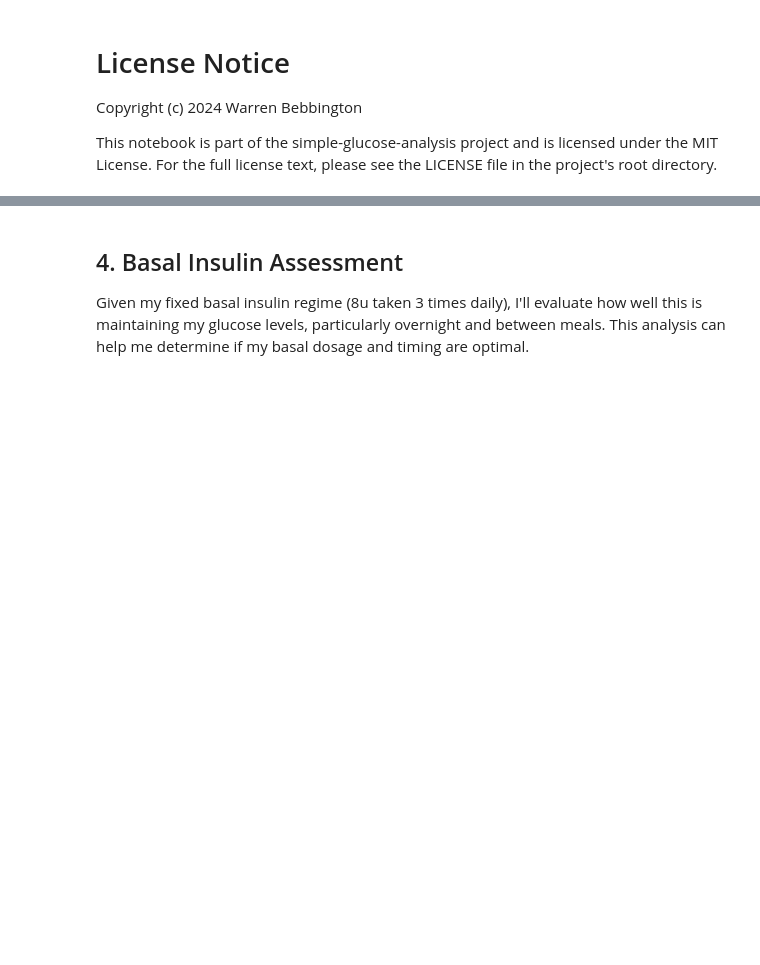
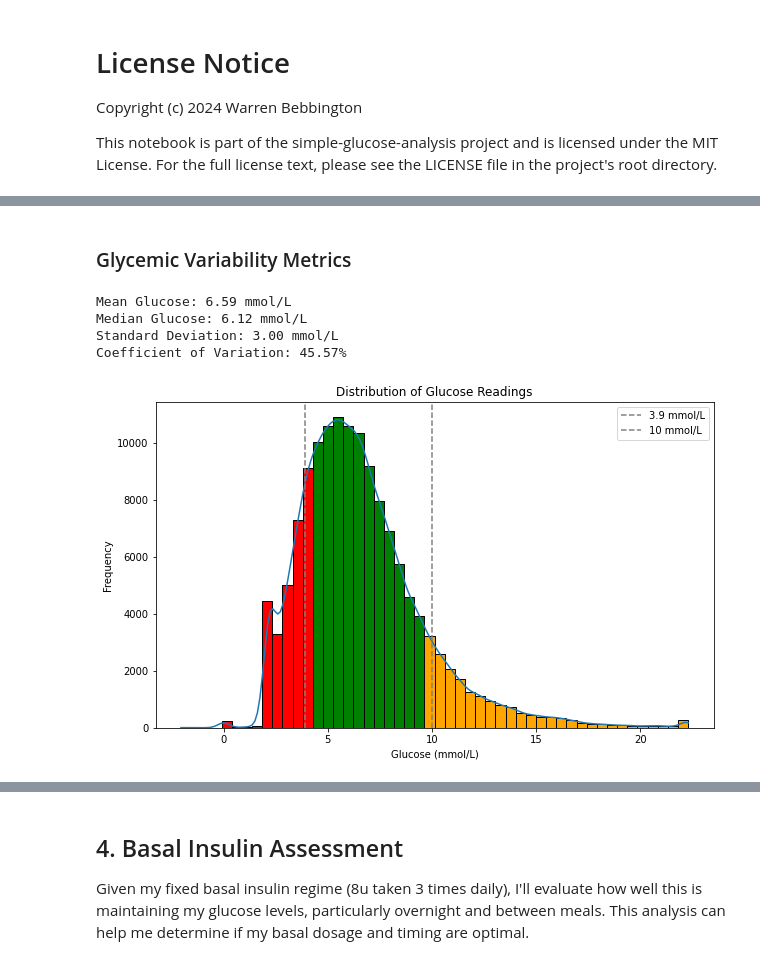
Before and after one commit to Warren8824/simple-glucose-analysis, a Jupyter notebook: glucose_analysis.ipynb, the cells around one changed output, grey strips where cells are left out. Cells and saved outputs as stored; diff of their text form; code cells hidden in the pictures; blank space fills up the shorter version.

```diff
--- a/glucose_analysis.ipynb
+++ b/glucose_analysis.ipynb
@@ -81,0 +201,49 @@ Here, I'll calculate key metrics that give me a broad view of my glucose control
+# %% [markdown]
+### Glycemic Variability Metrics
+# %%
+mean_glucose = df['glucose'].mean()
+median_glucose = df['glucose'].median()
+std_glucose = df['glucose'].std()
+cv_glucose = (std_glucose / mean_glucose) * 100
+
+print(f"Mean Glucose: {mean_glucose:.2f} mmol/L")
+print(f"Median Glucose: {median_glucose:.2f} mmol/L")
+print(f"Standard Deviation: {std_glucose:.2f} mmol/L")
+print(f"Coefficient of Variation: {cv_glucose:.2f}%")
+# %% [output]
+Mean Glucose: 6.59 mmol/L
+Median Glucose: 6.12 mmol/L
+Standard Deviation: 3.00 mmol/L
+Coefficient of Variation: 45.57%
+# %%
+# Visualize glucose distribution
+plt.figure(figsize=(10, 6))
+
+# Create a histogram
+hist = sns.histplot(df['glucose'], bins=50, kde=True)
+
+# Add vertical gridlines at 3.9 and 10
+plt.axvline(x=3.9, color='grey', linestyle='--', label='3.9 mmol/L')
+plt.axvline(x=10.0, color='grey', linestyle='--', label='10 mmol/L')
+
+# Color bars based on glucose levels
+for patch in hist.patches:
+    if patch.get_x() < 3.9:
+        patch.set_facecolor('red')  # Below 3.9 mmol/L
+    elif 3.9 <= patch.get_x() + patch.get_width() <= 10:
+        patch.set_facecolor('green')  # Between 3.9 and 10 mmol/L
+    else:
+        patch.set_facecolor('orange')  # Above 10 mmol/L
+
+# Title and labels
+plt.title('Distribution of Glucose Readings')
+plt.xlabel('Glucose (mmol/L)')
+plt.ylabel('Frequency')
+
+# Add legend
+plt.legend()
+
+# Show plot
+plt.show()
+# %% [output]
+[figure, added]
```
Also changed, not shown: parts of 17 cells of this notebook, 1 other file.
